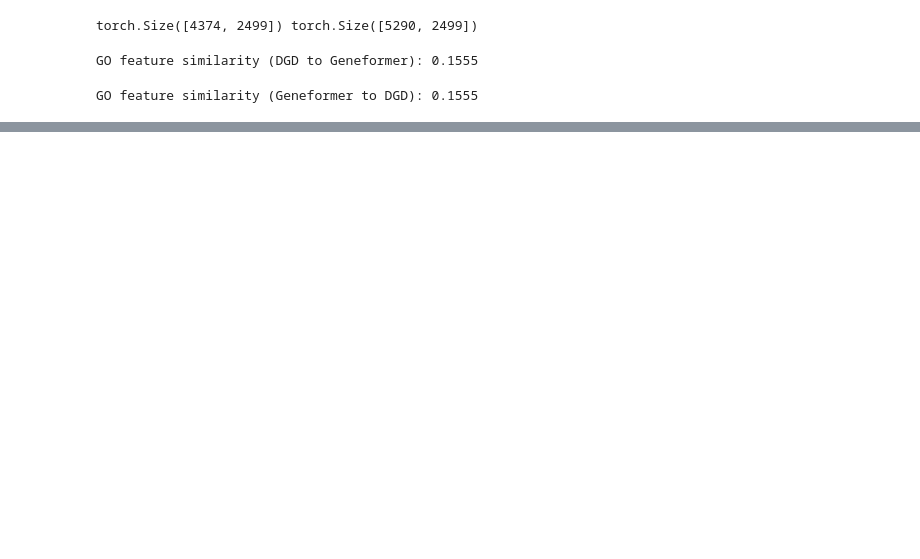
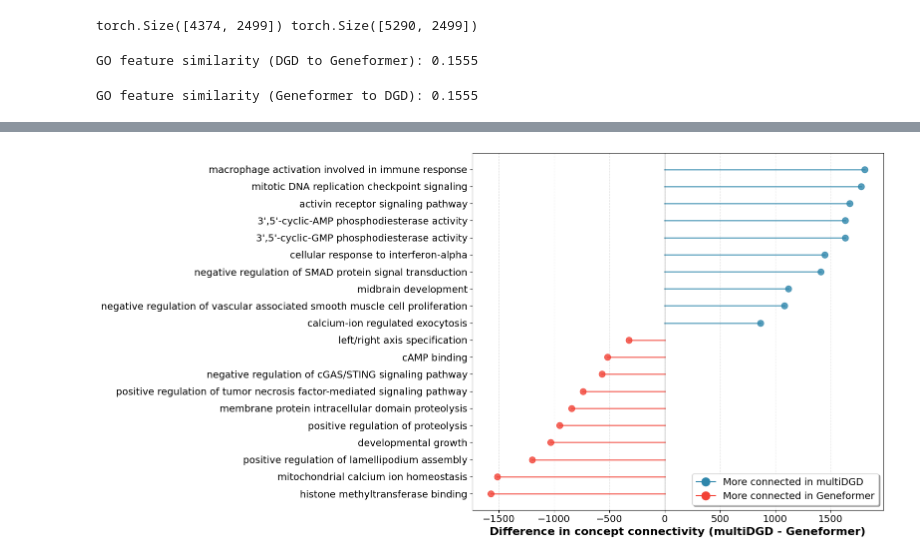
Before and after one commit to viktoriaschuster/interpreting_omics_models, a Jupyter notebook: 02_experiments/singlecell/compare_multiDGD_Geneformer_GO_terms.ipynb, the cells around one changed output, grey strips where cells are left out. Cells and saved outputs as stored; diff of their text form; code cells hidden in the pictures; blank space fills up the shorter version.

```diff
--- a/02_experiments/singlecell/compare_multiDGD_Geneformer_GO_terms.ipynb
+++ b/02_experiments/singlecell/compare_multiDGD_Geneformer_GO_terms.ipynb
@@ -523,0 +749,87 @@ GO feature similarity (Geneformer to DGD): 0.1555
+# %%
+# diverging lollipop chart
+import textwrap
+from matplotlib.lines import Line2D
+
+# Select top concepts with largest absolute degree changes
+top_n = 10
+#top_changes = node_analysis.nlargest(top_n, 'abs_relative_degree_difference')
+# make top_changes a compination of the top 10 for positive and top 10 for negative differences
+top_changes = pd.concat([
+    node_analysis.nlargest(top_n, 'relative_degree_difference'),
+    node_analysis.nsmallest(top_n, 'relative_degree_difference')
+])
+
+# Create the figure
+fig, ax = plt.subplots(figsize=(16, 8))
+
+# Define colors for positive and negative changes
+positive_color = '#2E86AB'  # Blue for concepts more connected in Geneformer
+negative_color = '#F24236'  # Red for concepts more connected in DGD
+
+# Sort by degree_difference for proper ordering
+top_changes_sorted = top_changes.sort_values('degree_difference', ascending=True)
+
+# Create y positions
+y_pos = range(len(top_changes_sorted))
+
+# Plot the lollipops
+for i, (idx, row) in enumerate(top_changes_sorted.iterrows()):
+    x_val = row['degree_difference']
+    color = positive_color if x_val > 0 else negative_color
+
+    # Draw the line (stem)
+    ax.plot([0, x_val], [i, i], color=color, linewidth=2, alpha=0.7)
+
+    # Draw the circle (lollipop head)
+    ax.scatter(x_val, i, color=color, s=80, alpha=0.8, zorder=3)
+
+# Customize the plot
+ax.set_yticks(y_pos)
+ax.set_yticklabels([textwrap.fill(name, 100) for name in top_changes_sorted['go_name']], fontsize=14)
+ax.set_xlabel('Difference in concept connectivity (multiDGD - Geneformer)', fontsize=16, fontweight='bold')
+
+# Increase tick label font sizes
+ax.tick_params(axis='x', labelsize=14)
+ax.tick_params(axis='y', labelsize=14)
+#ax.set_title('GO Terms with Largest Connectivity Changes\nbetween DGD and Geneformer Networks',
+#             fontsize=14, fontweight='bold', pad=20)
+
+# Add vertical line at x=0
+ax.axvline(x=0, color='black', linestyle='-', alpha=0.3, linewidth=1)
+
+# Add grid for better readability
+ax.grid(True, axis='x', alpha=0.3, linestyle='--')
+
+# Create custom legend
+legend_elements = [
+    Line2D([0], [0], marker='o', color=positive_color, markerfacecolor=positive_color,
+           markersize=12, label='More connected in multiDGD', linestyle='-'),
+    Line2D([0], [0], marker='o', color=negative_color, markerfacecolor=negative_color,
+           markersize=12, label='More connected in Geneformer', linestyle='-')
+]
+ax.legend(handles=legend_elements, loc='lower right', frameon=True, fancybox=True, shadow=True, fontsize=14)
+
+# Adjust layout
+plt.tight_layout()
+
+# Add some statistics as text
+#stats_text = f"Showing top {top_n} concepts by absolute degree change\n"
+#stats_text += f"Positive changes: {(top_changes_sorted['degree_difference'] > 0).sum()}\n"
+#stats_text += f"Negative changes: {(top_changes_sorted['degree_difference'] < 0).sum()}"
+#plt.figtext(0.02, 0.02, stats_text, fontsize=9, alpha=0.7,
+#            bbox=dict(boxstyle="round,pad=0.3", facecolor="lightgray", alpha=0.5))
+
+# Save the figure
+plt.savefig('../../03_results/figures/go_term_degree_changes_lollipop.png',
+            bbox_inches='tight', dpi=300)
+plt.show()
+
+print("=== Summary of Changes ===")
+print(f"Concepts more connected in Geneformer: {(top_changes_sorted['degree_difference'] > 0).sum()}")
+print(f"Concepts more connected in DGD: {(top_changes_sorted['degree_difference'] < 0).sum()}")
+print(f"\nLargest positive change: {top_changes_sorted['degree_difference'].max()}")
+print(f"Largest negative change: {top_changes_sorted['degree_difference'].min()}")
+print(f"Average absolute change in top {top_n}: {top_changes_sorted['degree_difference'].abs().mean():.1f}")
+# %% [output]
+[figure, added]
```
Also changed, not shown: parts of 20 cells of this notebook.
